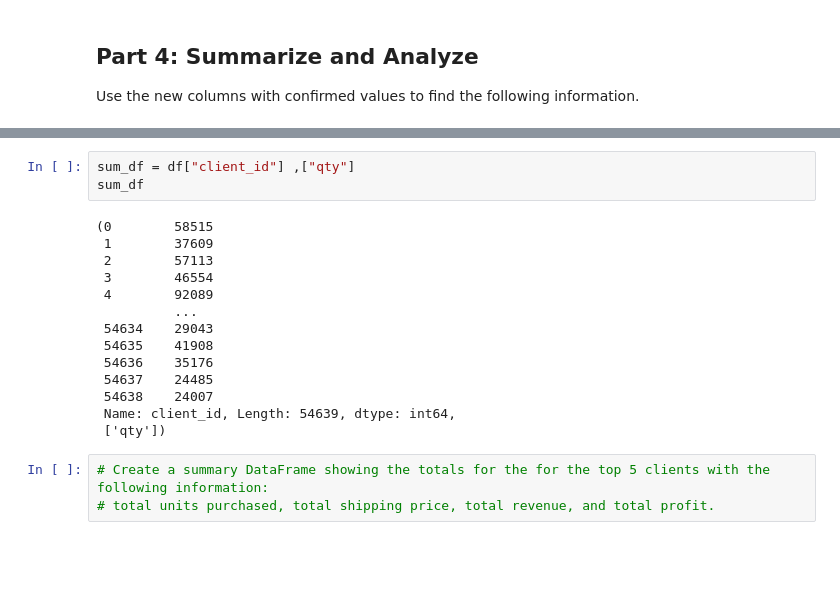
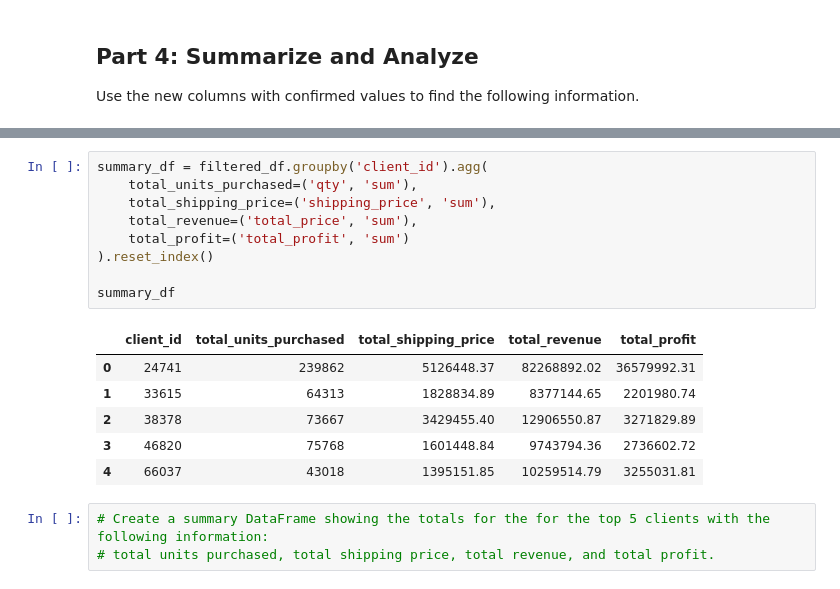
Before and after one commit to BlairSonnen/pandas-challenge-1, a Jupyter notebook: wholesale_data_analysis_starter_code.ipynb, the cells around one changed output, grey strips where cells are left out. Saved outputs shown, nothing was run; the diff lists cells and outputs as text; blank space fills up the shorter version.

```diff
--- a/wholesale_data_analysis_starter_code.ipynb
+++ b/wholesale_data_analysis_starter_code.ipynb
@@ -222,20 +216,19 @@ Name: total_price, dtype: float64
-# %%
-sum_df = df["client_id"] ,["qty"]
-sum_df
-# %% [output]
-(0        58515
- 1        37609
- 2        57113
- 3        46554
- 4        92089
-          ...
- 54634    29043
- 54635    41908
- 54636    35176
- 54637    24485
- 54638    24007
- Name: client_id, Length: 54639, dtype: int64,
- ['qty'])
+# %%
+summary_df = filtered_df.groupby('client_id').agg(
+    total_units_purchased=('qty', 'sum'),
+    total_shipping_price=('shipping_price', 'sum'),
+    total_revenue=('total_price', 'sum'),
+    total_profit=('total_profit', 'sum')
+).reset_index()
+
+summary_df
+# %% [output]
+|  | client_id | total_units_purchased | total_shipping_price | total_revenue | total_profit |
+| 0 | 24741 | 239862 | 5126448.37 | 82268892.02 | 36579992.31 |
+| 1 | 33615 | 64313 | 1828834.89 | 8377144.65 | 2201980.74 |
+| 2 | 38378 | 73667 | 3429455.40 | 12906550.87 | 3271829.89 |
+| 3 | 46820 | 75768 | 1601448.84 | 9743794.36 | 2736602.72 |
+| 4 | 66037 | 43018 | 1395151.85 | 10259514.79 | 3255031.81 |
 # %%
 # Create a summary DataFrame showing the totals for the for the top 5 clients with the following information:
 # total units purchased, total shipping price, total revenue, and total profit.
```
Also changed, not shown: parts of 4 cells of this notebook.
